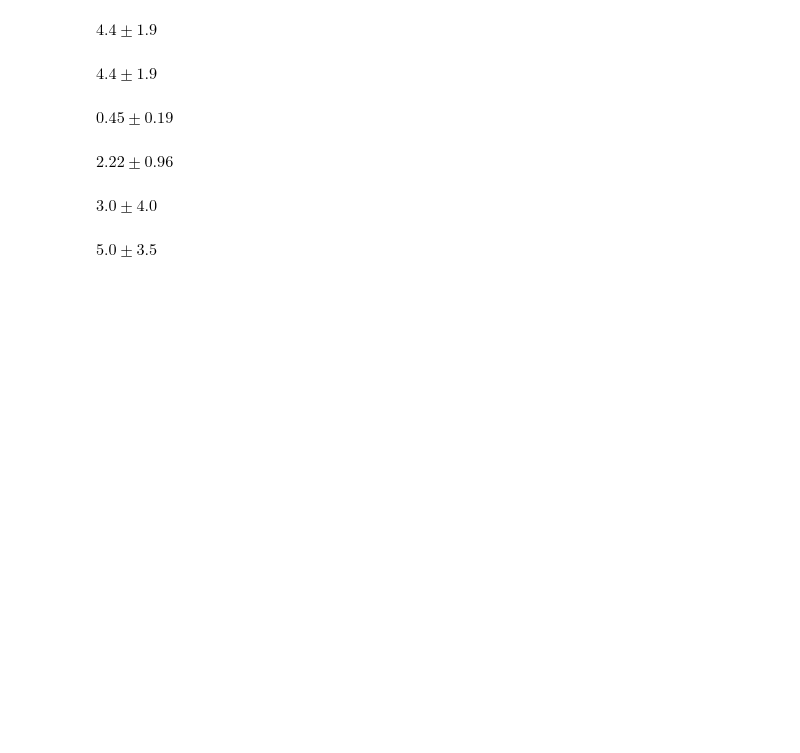
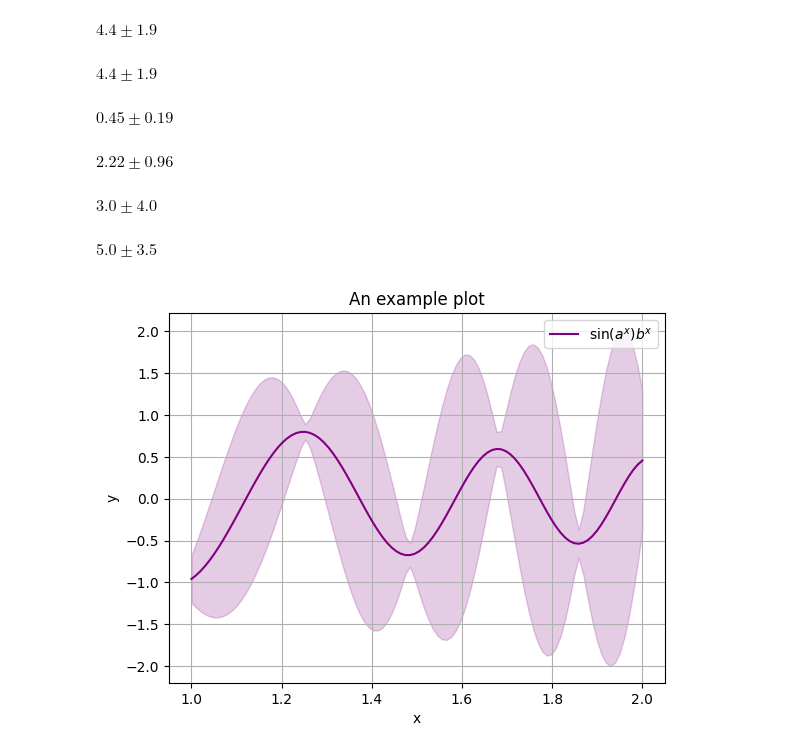
Before and after one commit to SecretGmG/PhysicsTool, a Jupyter notebook: examples.ipynb, the cells around one changed output. Cells and saved outputs as stored; diff of their text form; code cells hidden in the pictures; blank space fills up the shorter version.

Commit message:
improved docstrings, and examples

```diff
--- a/examples.ipynb
+++ b/examples.ipynb
@@ -252,0 +247,12 @@ phi_theory_vals = pt.calc_err(theoretical_resonance_expr, {sigma: np.arange(4) -
+# %%
+x_data = np.linspace(1,2, 100)
+a_val = pt.Err(5,1)
+b_val = pt.Err(-1,0.5)
+a,b,x = sympy.symbols('a,b,c')
+expr = sympy.sin(a*x**2)*x**b
+y_data = pt.calc_err(expr, {a: a_val, b:b_val, x:x_data})
+pt.start_plt('An example plot', 'x', 'y')
+pt.err_band_plot(x_data, y_data.mean, y_data.err, label=r'$\sin(a^x)b^x$', color = 'purple')
+pt.end_plt()
+# %% [output]
+[figure, added]
```
Also changed, not shown: parts of 1 cell of this notebook, 3 other files.
